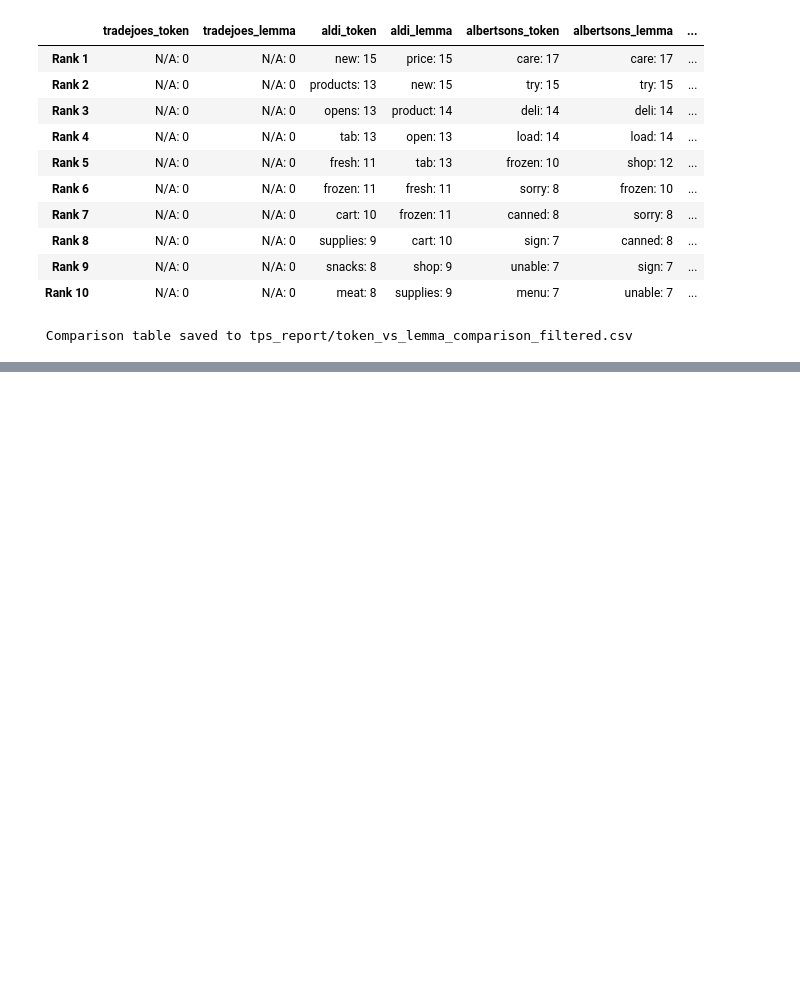
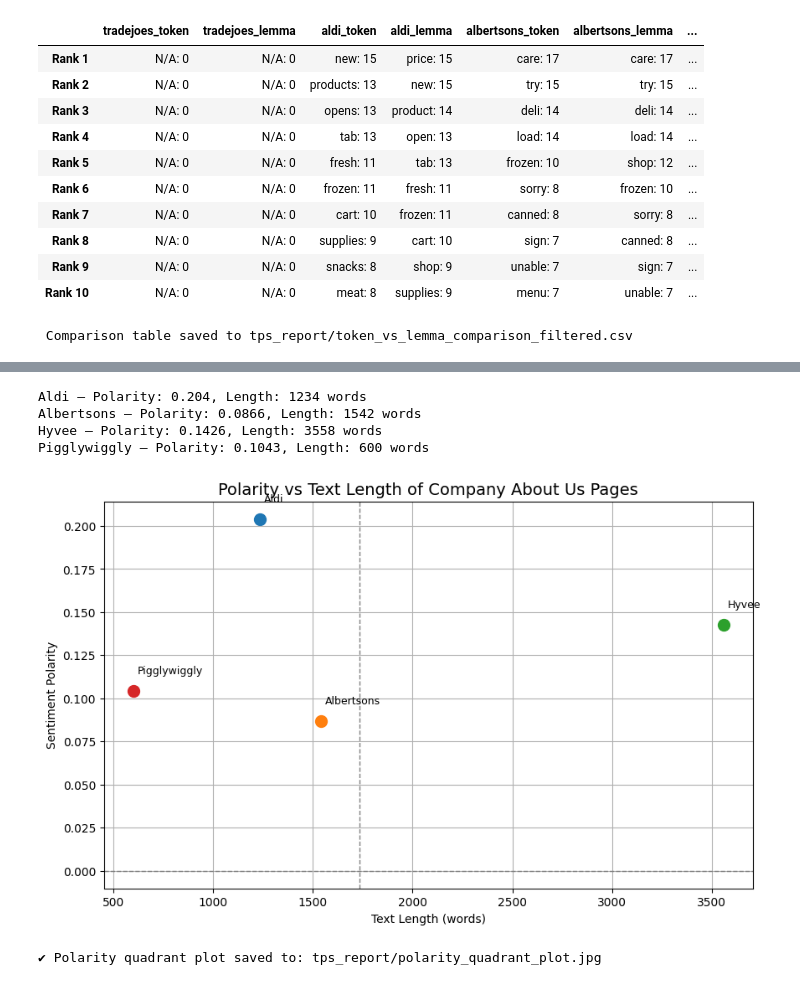
Before and after one commit to Data-Git-Hub/p7_web_compare, a Jupyter notebook: web_compare.ipynb, the cells around one changed output, grey strips where cells are left out. Cells and saved outputs as stored; diff of their text form; code cells hidden in the pictures; blank space fills up the shorter version.

```diff
--- a/web_compare.ipynb
+++ b/web_compare.ipynb
@@ -628,0 +636,54 @@ Comparison Between Top Tokens and Lemmas (Filtered)
+# %%
+os.makedirs("tps_report", exist_ok=True)
+
+# Companies to evaluate (drop 'tradejoes')
+companies = ["aldi", "albertsons", "hyvee", "pigglywiggly"]
+
+polarity_scores = {}
+text_lengths = {}
+
+# Compute polarity and text length
+for company in companies:
+    try:
+        with open(f"parse/{company}.txt", "r", encoding="utf-8") as f:
+            text = f.read()
+            blob = TextBlob(text)
+            polarity_scores[company] = round(blob.sentiment.polarity, 4)
+            text_lengths[company] = len(text.split())
+
+            print(f"{company.capitalize()} — Polarity: {polarity_scores[company]}, Length: {text_lengths[company]} words")
+    except FileNotFoundError:
+        print(f" Could not load parse/{company}.txt")
+        polarity_scores[company] = None
+        text_lengths[company] = 0
+
+# Prepare scatter plot
+x = [text_lengths[c] for c in companies]
+y = [polarity_scores[c] for c in companies]
+
+plt.figure(figsize=(10, 6))
+plt.axhline(0, color='gray', linestyle='--', linewidth=1)
+plt.axvline(sum(x)/len(x), color='gray', linestyle='--', linewidth=1)
+
+for i, company in enumerate(companies):
+    plt.scatter(x[i], y[i], s=100)
+    plt.text(x[i]+20, y[i]+0.01, company.capitalize(), fontsize=9)
+
+plt.title("Polarity vs Text Length of Company About Us Pages", fontsize=14)
+plt.xlabel("Text Length (words)")
+plt.ylabel("Sentiment Polarity")
+plt.grid(True)
+
+# Save and show
+plot_path = "tps_report/polarity_quadrant_plot.jpg"
+plt.savefig(plot_path, format="jpg", dpi=300)
+plt.show()
+
+print(f"\n✔ Polarity quadrant plot saved to: {plot_path}")
+# %% [output]
+Aldi — Polarity: 0.204, Length: 1234 words
+Albertsons — Polarity: 0.0866, Length: 1542 words
+Hyvee — Polarity: 0.1426, Length: 3558 words
+Pigglywiggly — Polarity: 0.1043, Length: 600 words
+[figure, added]
+✔ Polarity quadrant plot saved to: tps_report/polarity_quadrant_plot.jpg
```
Also changed, not shown: parts of 4 cells of this notebook, 4 other files.
